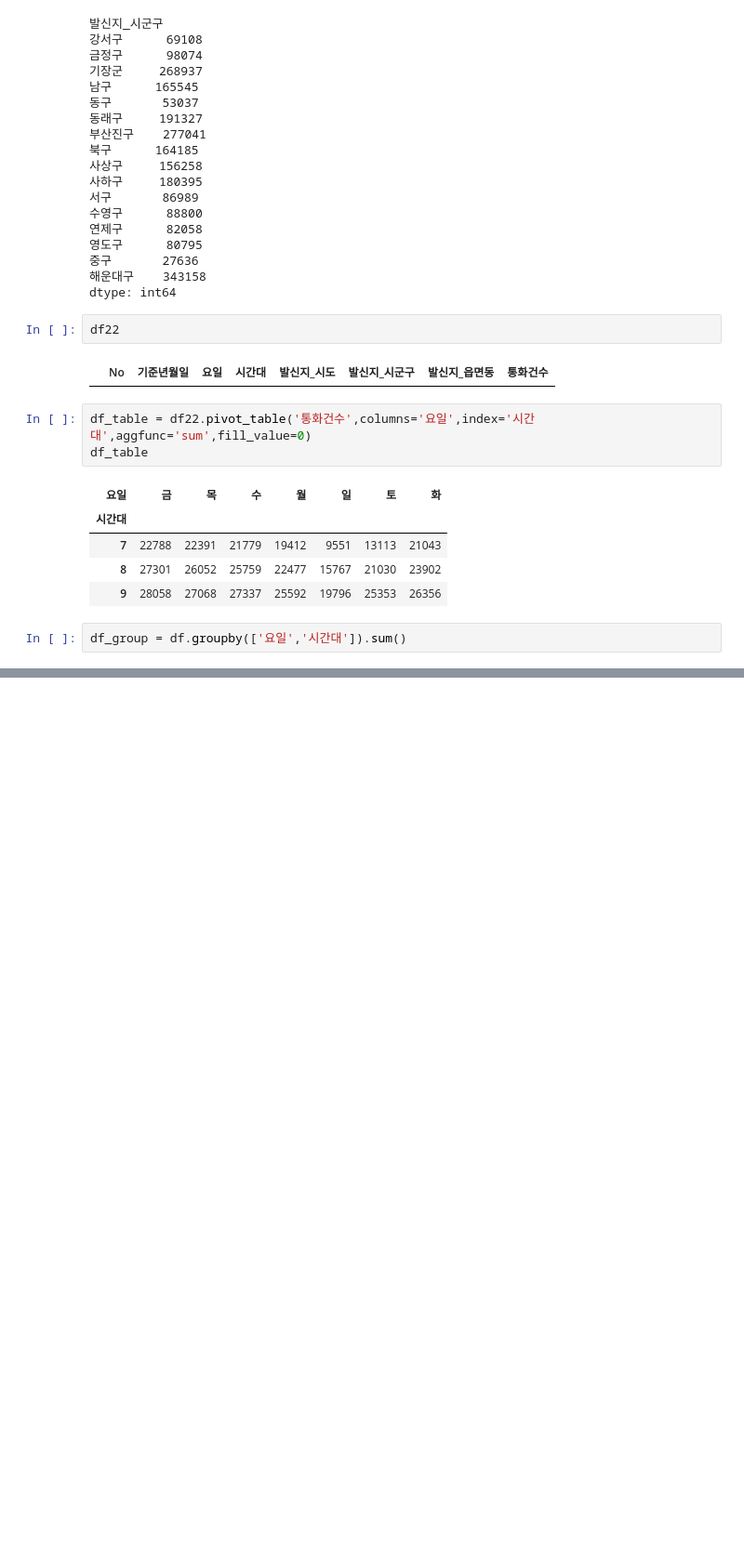
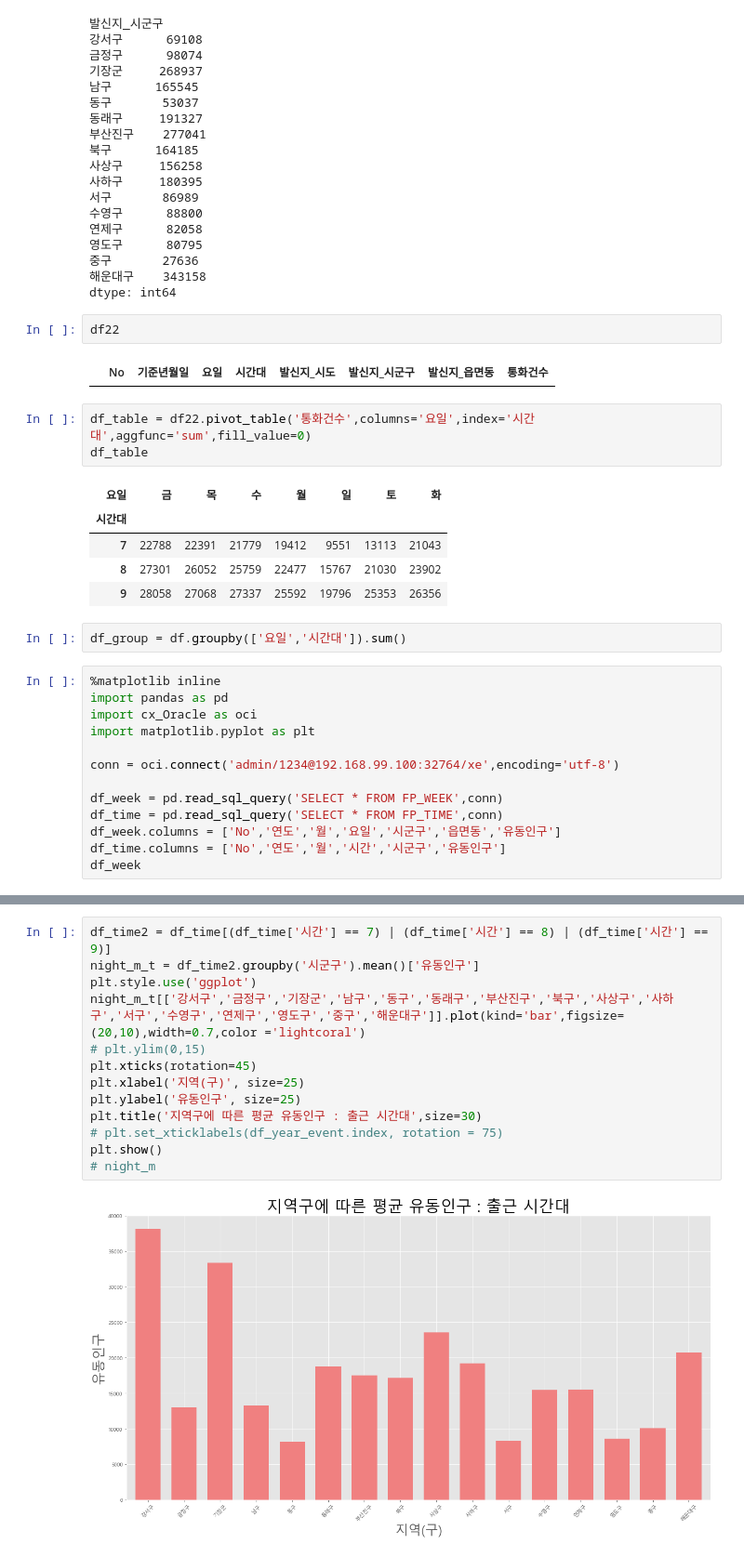
Before and after one commit to kim-juwan/bts, a Jupyter notebook: Untitled.ipynb, the cells around one changed output, grey strips where cells are left out. Shown at 93% size. Drawn from its saved outputs; the diff is of its cells as text; blank space fills up the shorter version.

```diff
--- a/Untitled.ipynb
+++ b/Untitled.ipynb
@@ -316,3 +316,16 @@ df_table
 | 9 | 28058 | 27068 | 27337 | 25592 | 19796 | 25353 | 26356 |
 # %%
 df_group = df.groupby(['요일','시간대']).sum()
+# %%
+%matplotlib inline
+import pandas as pd
+import cx_Oracle as oci
+import matplotlib.pyplot as plt
+
+conn = oci.connect('admin/1234@192.168.99.100:32764/xe',encoding='utf-8')
+
+df_week = pd.read_sql_query('SELECT * FROM FP_WEEK',conn)
+df_time = pd.read_sql_query('SELECT * FROM FP_TIME',conn)
+df_week.columns = ['No','연도','월','요일','시군구','읍면동','유동인구']
+df_time.columns = ['No','연도','월','시간','시군구','유동인구']
+df_week
@@ -318,0 +346,15 @@ df_group = df.groupby(['요일','시간대']).sum()
+# %%
+df_time2 = df_time[(df_time['시간'] == 7) | (df_time['시간'] == 8) | (df_time['시간'] == 9)]
+night_m_t = df_time2.groupby('시군구').mean()['유동인구']
+plt.style.use('ggplot')
+night_m_t[['강서구','금정구','기장군','남구','동구','동래구','부산진구','북구','사상구','사하구','서구','수영구','연제구','영도구','중구','해운대구']].plot(kind='bar',figsize=(20,10),width=0.7,color ='lightcoral')
+# plt.ylim(0,15)
+plt.xticks(rotation=45)
+plt.xlabel('지역(구)', size=25)
+plt.ylabel('유동인구', size=25)
+plt.title('지역구에 따른 평균 유동인구 : 출근 시간대',size=30)
+# plt.set_xticklabels(df_year_event.index, rotation = 75)
+plt.show()
+# night_m
+# %% [output]
+[figure, added]
```
Also changed, not shown: parts of 6 cells of this notebook, 18 other files.
